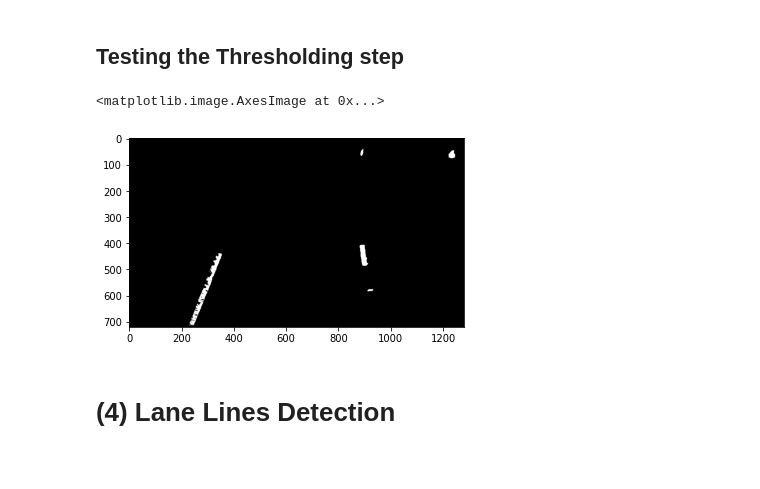
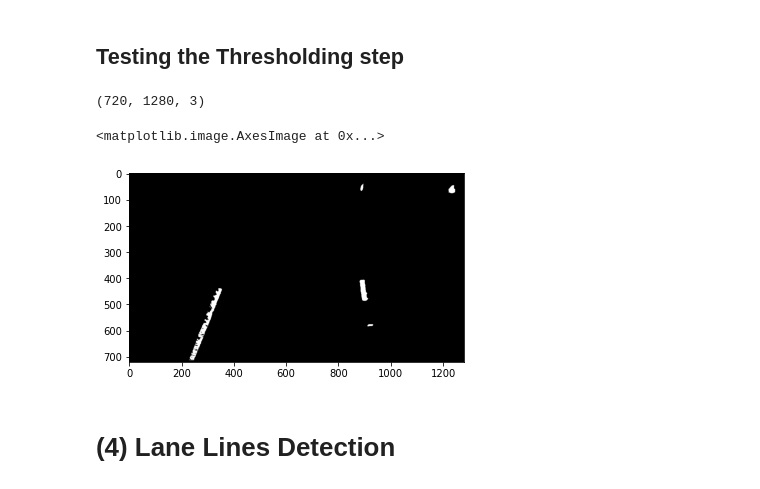
Before and after one commit to FadyGamilM/Advanced-Lane-Detetction-phase-1, a Jupyter notebook: notebook.ipynb, the cells around one changed output. Drawn from its saved outputs; the diff is of its cells as text; code cells hidden in the pictures.

```diff
--- a/notebook.ipynb
+++ b/notebook.ipynb
@@ -199,12 +199,24 @@ def thresholding(img):
   return img2
 # %% [markdown]
 ## Testing the Thresholding step
-# %%
-test_thresholded_image = thresholding(test_eye_bird_view_image)
-plt.imshow(test_thresholded_image, cmap='gray')
-# %% [output]
-<matplotlib.image.AxesImage at 0x...>
-[figure, removed]
+# %%
+test_thresholded_image = thresholding(test_eye_bird_view_image)
+test_thresholded_image_cpy = np.copy(test_thresholded_image)
+test_thresholded_image_cpy = np.dstack((test_thresholded_image_cpy, test_thresholded_image_cpy, test_thresholded_image_cpy))
+print(test_thresholded_image_cpy.shape)
+plt.imshow(test_thresholded_image_cpy)
+
+
+# print(test_thresholded_image_cpy.reshape((test_thresholded_image_cpy.shape[0], test_thresholded_image_cpy.shape[1], 3)).shape)
+# converted_img = cv2.cvtColor(test_thresholded_image, cv2.COLOR_BGR2RGB)
+# plt.imshow(converted_img)
+# print(converted_img.shape)
+# print(test_thresholded_image.shape)
+# plt.imshow(test_thresholded_image, cmap='gray')
+# %% [output]
+(720, 1280, 3)
+<matplotlib.image.AxesImage at 0x...>
+[figure, added]
 # %% [markdown]
 # (4) Lane Lines Detection
 # %% [markdown]
```
Also changed, not shown: parts of 8 cells of this notebook, 3 other files.
